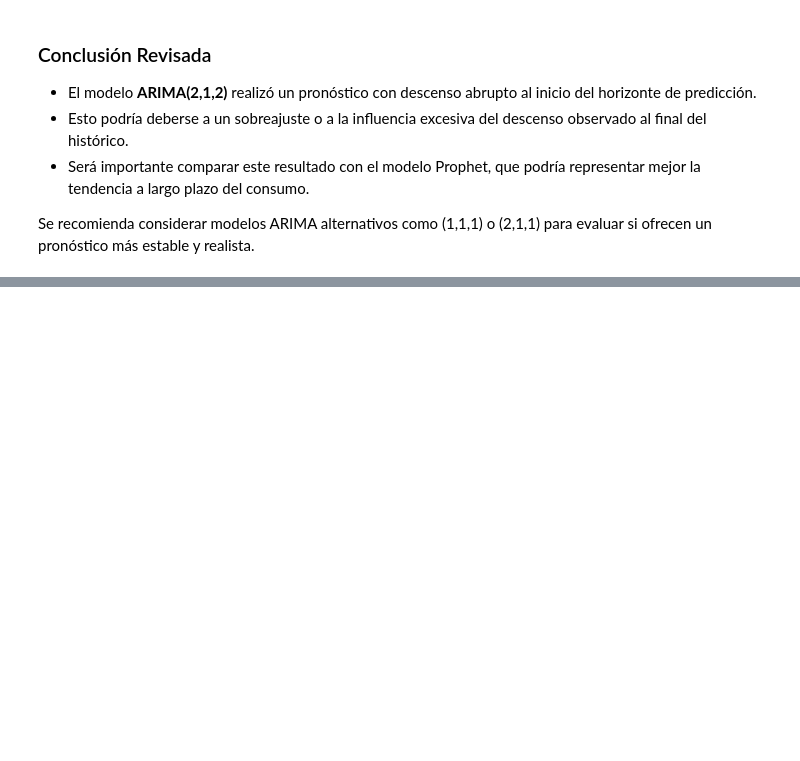
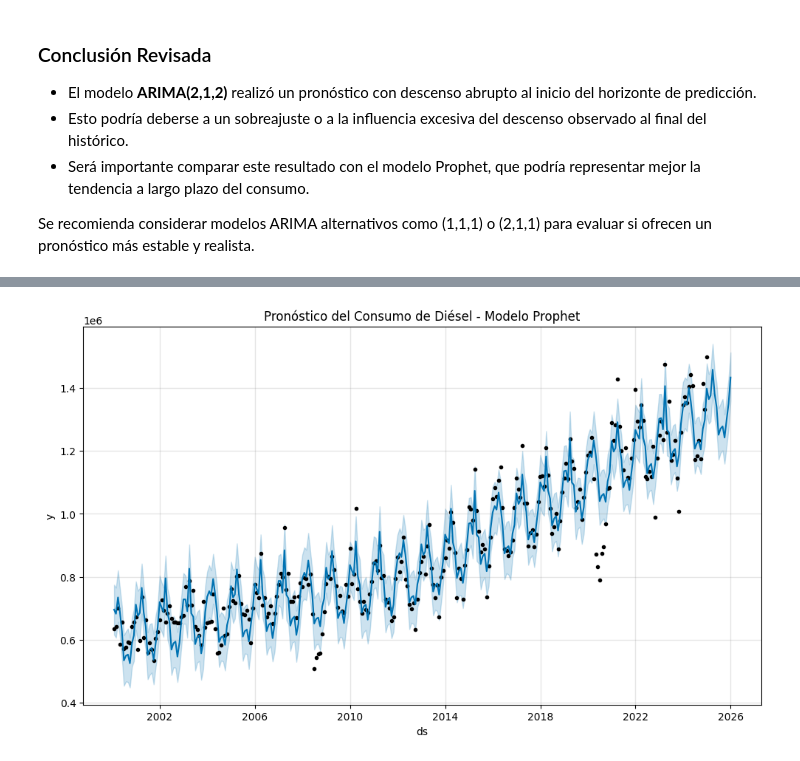
Before and after one commit to DanielDubon/DS_TimeSeries, a Jupyter notebook: notebooks/DieselNotebook.ipynb, the cells around one changed output, grey strips where cells are left out. Saved outputs shown, nothing was run; the diff lists cells and outputs as text; code cells hidden in the pictures; blank space fills up the shorter version.

Commit message:
feat: finish diesel notebook

```diff
--- a/notebooks/DieselNotebook.ipynb
+++ b/notebooks/DieselNotebook.ipynb
@@ -303,0 +308,23 @@ Se recomienda considerar modelos ARIMA alternativos como (1,1,1) o (2,1,1) para
+# %%
+from prophet import Prophet
+
+# Preparar datos para Prophet
+df_prophet = df_diesel.reset_index()[['Fecha','Diesel']].rename(columns={'Fecha':'ds','Diesel':'y'})
+
+# Inicializar modelo
+modelo_prophet = Prophet()
+
+# Ajustar modelo
+modelo_prophet.fit(df_prophet)
+
+# Crear dataframe futuro (12 meses)
+futuro = modelo_prophet.make_future_dataframe(periods=12, freq='M')
+
+# Generar predicción
+pronostico_prophet = modelo_prophet.predict(futuro)
+
+# Gráfico del pronóstico
+modelo_prophet.plot(pronostico_prophet)
+plt.title('Pronóstico del Consumo de Diésel - Modelo Prophet')
+plt.show()
+# %% [output]
@@ -303,0 +334 @@ Se recomienda considerar modelos ARIMA alternativos como (1,1,1) o (2,1,1) para
+[figure, added]
```
Also changed, not shown: parts of 4 cells of this notebook.
